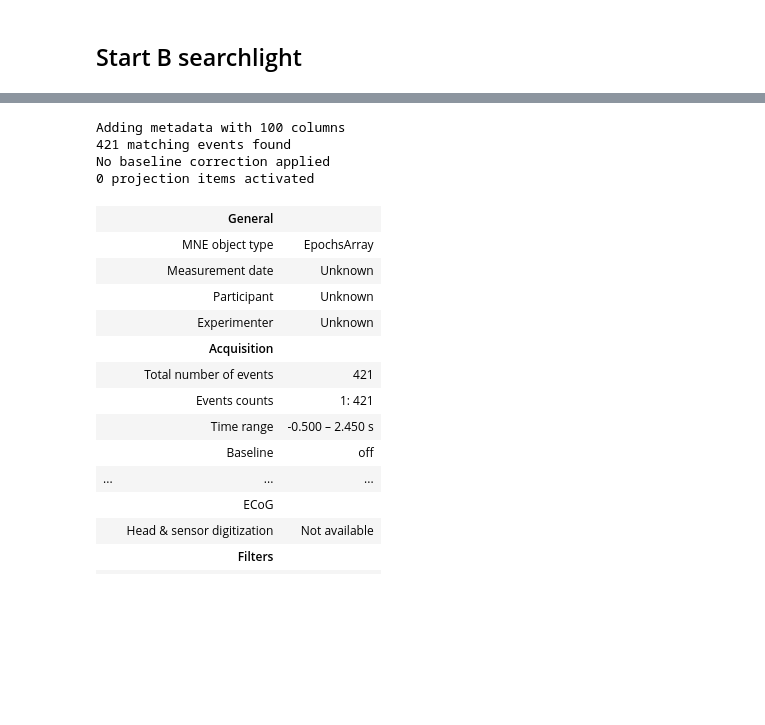
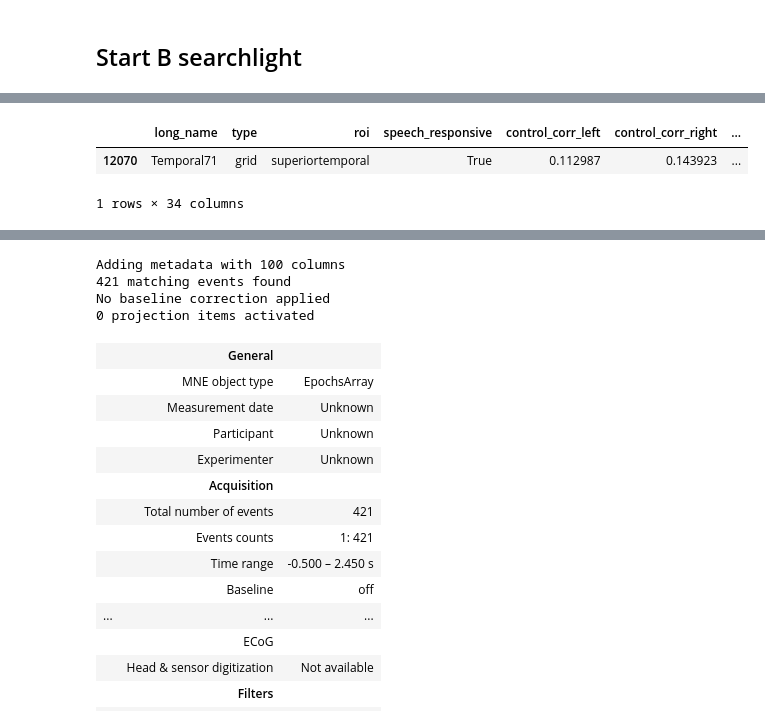
Before and after one commit to hans/barakeet, a Jupyter notebook: notebooks/phoneme_causal4.ipynb, the cells around one changed output, grey strips where cells are left out. Drawn from its saved outputs; the diff is of its cells as text; code cells hidden in the pictures; blank space fills up the shorter version.

```diff
--- a/notebooks/phoneme_causal4.ipynb
+++ b/notebooks/phoneme_causal4.ipynb
@@ -656,3 +620,9 @@ def counterfactual_for_row(row):
+# %%
+searchlight_results_df.query("subject == 'EC270' and phoneme_pair == 'pb' and population_A == '3' and electrode_idx == 70")
+# %% [output]
+|  | long_name | type | roi | speech_responsive | control_corr_left | control_corr_right | ... |
+| 12070 | Temporal71 | grid | superiortemporal | True | 0.112987 | 0.143923 | ... |
+1 rows × 34 columns
 # %%
 searchlight_results_df = pd.concat([
     searchlight_results_df,
```
Also changed, not shown: parts of 26 cells of this notebook, 2 other files.
